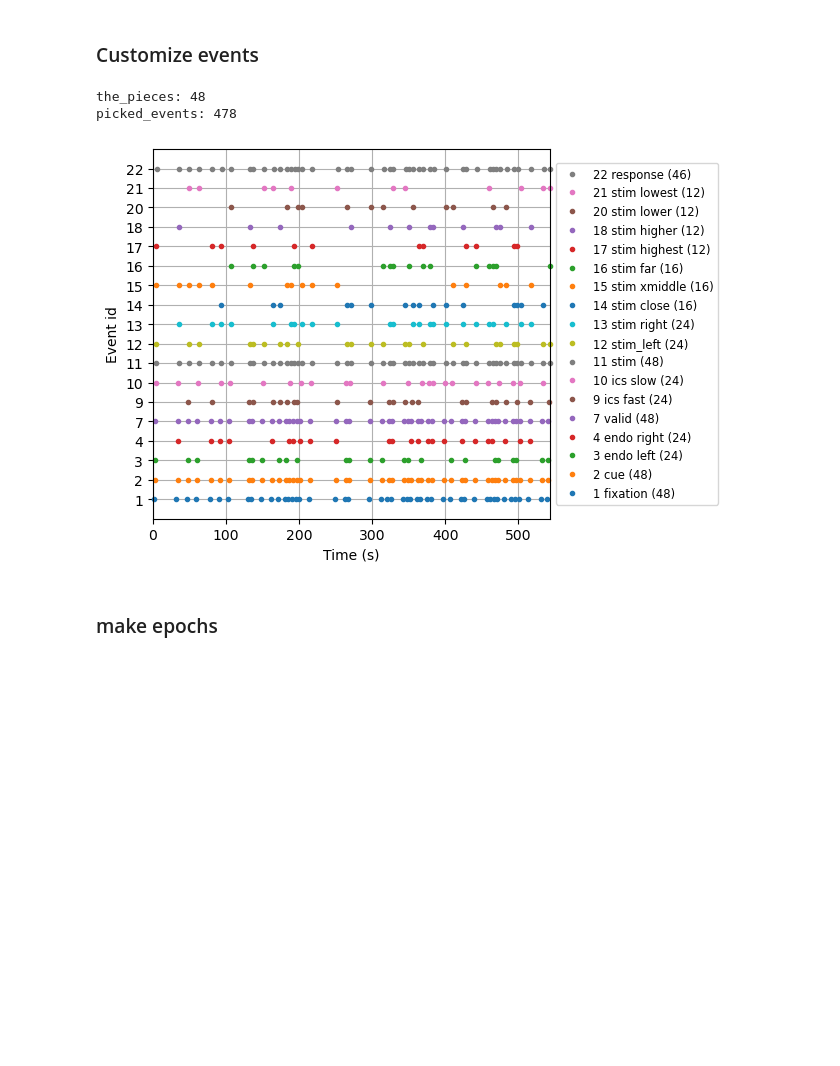
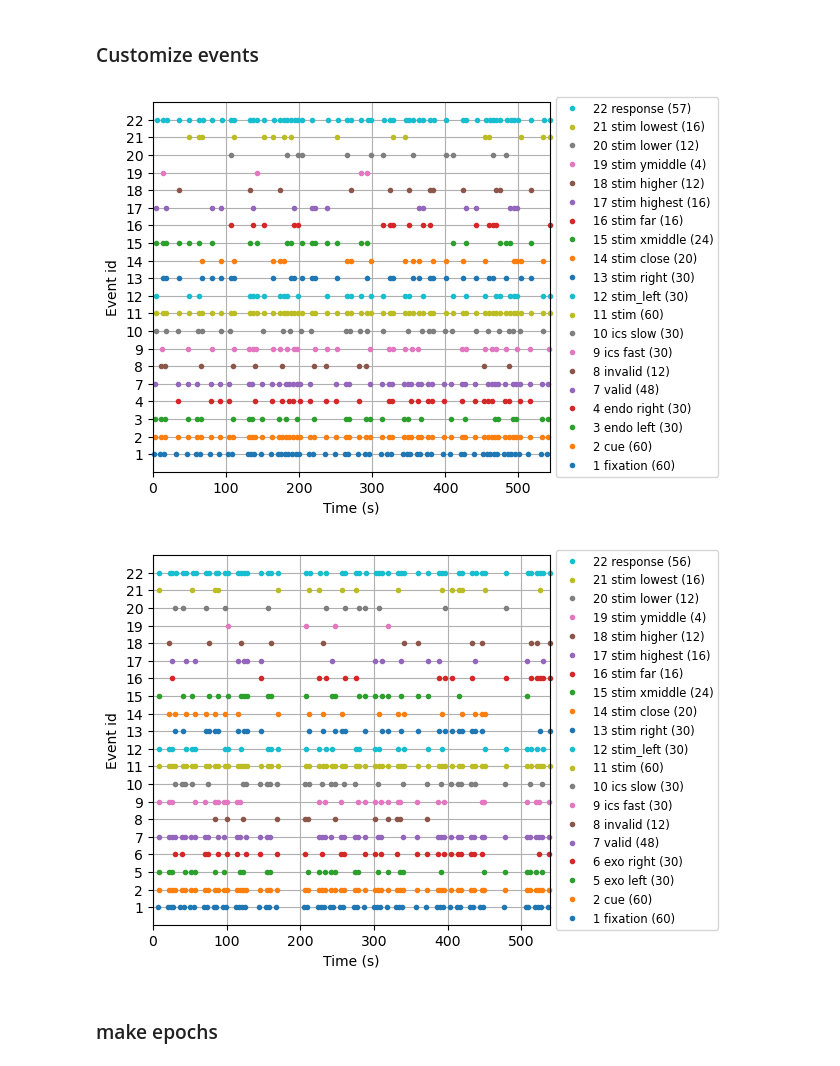
Before and after one commit to Shawnzty/tACS-Attention, a Jupyter notebook: processing/eeg_analysis/individual_analysis.ipynb, the cells around one changed output. Cells and saved outputs as stored; diff of their text form; code cells hidden in the pictures; blank space fills up the shorter version.

```diff
--- a/processing/eeg_analysis/individual_analysis.ipynb
+++ b/processing/eeg_analysis/individual_analysis.ipynb
@@ -72,38 +72,39 @@ Event IDs: [1]
 # %%
 # Get the indices that would sort the first column
 sort_indices = np.argsort(events[:, 0])
 
 # Use these indices to sort the entire array
 sorted_events = events[sort_indices]
 
 # Make pieces
 pieces = []
 piece = []
 for event in sorted_events:
     if event[2] == 1 and piece:  # Found a 1 in the third column and there are events in current piece
         pieces.append(np.array(piece))  # Save the current piece as a numpy array
         piece = []  # Create a new piece
     piece.append(event)  # Add the current event to the piece
 
 # Add the last piece if it's not empty
 if piece:
     pieces.append(np.array(piece))
 
 # e.g. (3 OR 4) AND 7
 # the_pieces = [piece for piece in pieces if (any(piece[:, 2] == 3) | any(piece[:, 2] == 4)) & any(piece[:, 2] == 7)]
 
-the_pieces = eval(fa.condition("(3 | 4) & 7"))
-picked_events = np.vstack(the_pieces)
-picked_events_dict = {key: value for key, value in event_dict.items() if value in picked_events[:, 2]}
+the_pieces_1 = eval(fa.condition("3 | 4"))
+picked_events_1 = np.vstack(the_pieces_1)
+picked_events_dict_1 = {key: value for key, value in event_dict.items() if value in picked_events_1[:, 2]}
 
-print("the_pieces:", len(the_pieces))
-print("picked_events:", len(picked_events))
+the_pieces_2 = eval(fa.condition("5 | 6"))
+picked_events_2 = np.vstack(the_pieces_2)
+picked_events_dict_2 = {key: value for key, value in event_dict.items() if value in picked_events_2[:, 2]}
 
-fig = mne.viz.plot_events(picked_events, event_id=picked_events_dict, sfreq=eeg.info['sfreq'], first_samp=eeg.first_samp)
+fig = mne.viz.plot_events(picked_events_1, event_id=picked_events_dict_1, sfreq=eeg.info['sfreq'], first_samp=eeg.first_samp)
+fig = mne.viz.plot_events(picked_events_2, event_id=picked_events_dict_2, sfreq=eeg.info['sfreq'], first_samp=eeg.first_samp)
 # %% [output]
-the_pieces: 48
-picked_events: 478
-[figure, old version]
+[figure, new version]
+[figure, added]
 # %% [markdown]
 ### make epochs
 # %%
```
Also changed, not shown: parts of 2 cells of this notebook, 2 other files.
